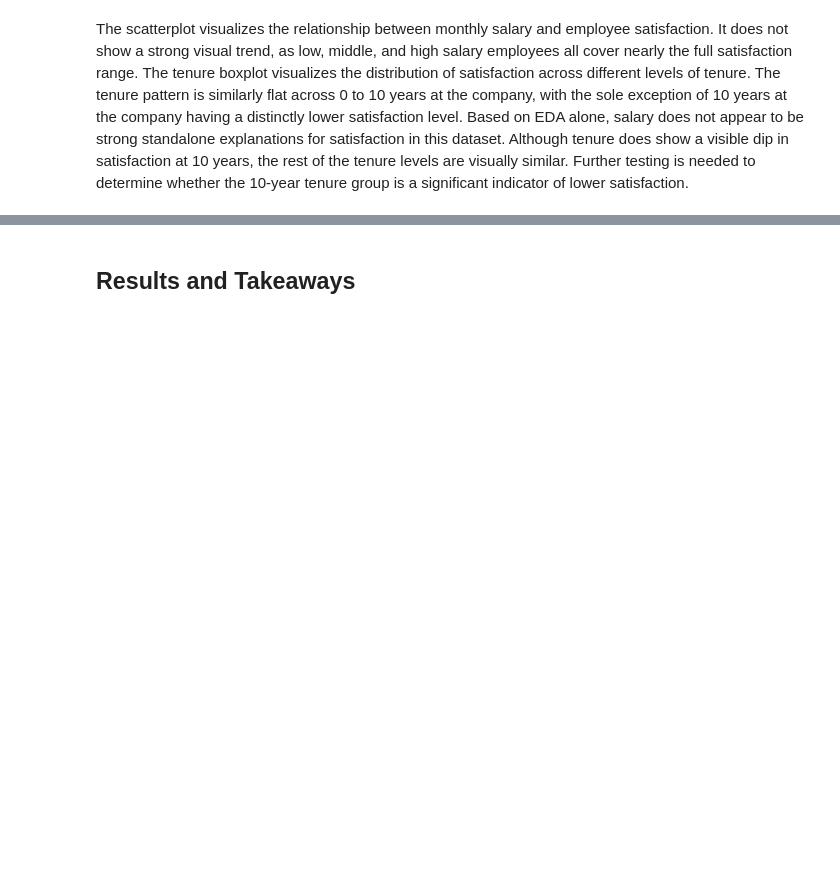
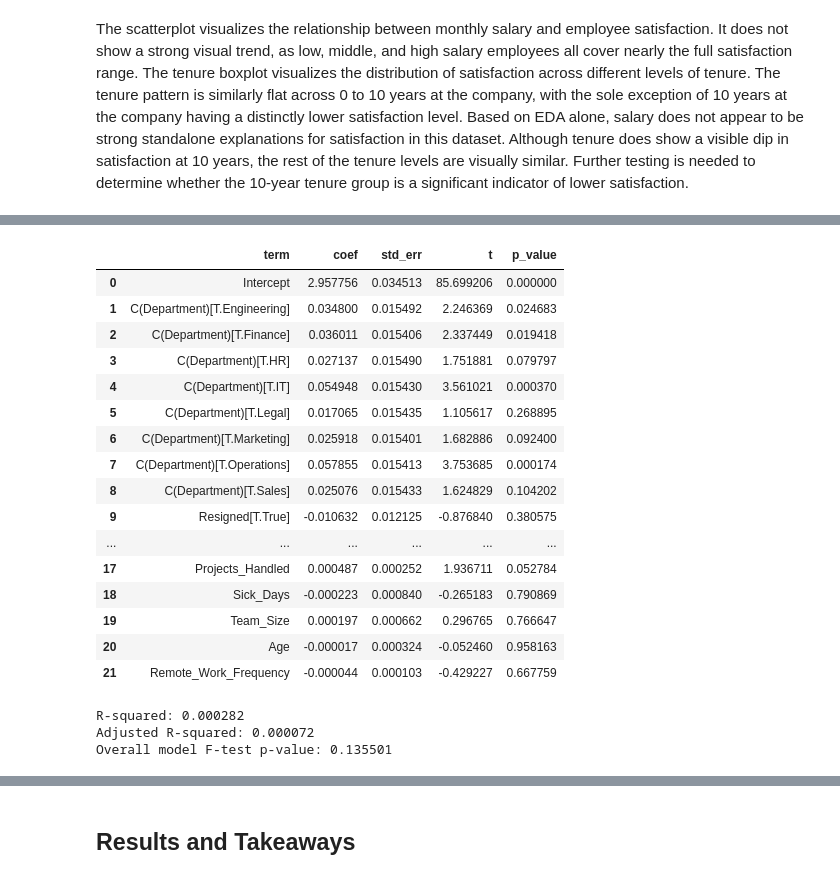
Before and after one commit to roxybehj/Math189_Group7, a Jupyter notebook: final_project.ipynb, the cells around one changed output, grey strips where cells are left out. Saved outputs shown, nothing was run; the diff lists cells and outputs as text; code cells hidden in the pictures; blank space fills up the shorter version.

```diff
--- a/final_project.ipynb
+++ b/final_project.ipynb
@@ -526,0 +651,36 @@ The scatterplot visualizes the relationship between monthly salary and employee
+# %%
+# Cleaner coefficient table for the regression model
+coef_table = pd.DataFrame({
+    "term": ols_model.params.index,
+    "coef": ols_model.params.values,
+    "std_err": ols_model.bse.values,
+    "t": ols_model.tvalues.values,
+    "p_value": ols_model.pvalues.values
+})
+
+display(coef_table.round(6))
+
+print(f"R-squared: {ols_model.rsquared:.6f}")
+print(f"Adjusted R-squared: {ols_model.rsquared_adj:.6f}")
+print(f"Overall model F-test p-value: {ols_model.f_pvalue:.6f}")
+# %% [output]
+|  | term | coef | std_err | t | p_value |
+| 0 | Intercept | 2.957756 | 0.034513 | 85.699206 | 0.000000 |
+| 1 | C(Department)[T.Engineering] | 0.034800 | 0.015492 | 2.246369 | 0.024683 |
+| 2 | C(Department)[T.Finance] | 0.036011 | 0.015406 | 2.337449 | 0.019418 |
+| 3 | C(Department)[T.HR] | 0.027137 | 0.015490 | 1.751881 | 0.079797 |
+| 4 | C(Department)[T.IT] | 0.054948 | 0.015430 | 3.561021 | 0.000370 |
+| 5 | C(Department)[T.Legal] | 0.017065 | 0.015435 | 1.105617 | 0.268895 |
+| 6 | C(Department)[T.Marketing] | 0.025918 | 0.015401 | 1.682886 | 0.092400 |
+| 7 | C(Department)[T.Operations] | 0.057855 | 0.015413 | 3.753685 | 0.000174 |
+| 8 | C(Department)[T.Sales] | 0.025076 | 0.015433 | 1.624829 | 0.104202 |
+| 9 | Resigned[T.True] | -0.010632 | 0.012125 | -0.876840 | 0.380575 |
+| ... | ... | ... | ... | ... | ... |
+| 17 | Projects_Handled | 0.000487 | 0.000252 | 1.936711 | 0.052784 |
+| 18 | Sick_Days | -0.000223 | 0.000840 | -0.265183 | 0.790869 |
+| 19 | Team_Size | 0.000197 | 0.000662 | 0.296765 | 0.766647 |
+| 20 | Age | -0.000017 | 0.000324 | -0.052460 | 0.958163 |
+| 21 | Remote_Work_Frequency | -0.000044 | 0.000103 | -0.429227 | 0.667759 |
+R-squared: 0.000282
+Adjusted R-squared: 0.000072
+Overall model F-test p-value: 0.135501
```
Also changed, not shown: parts of 13 cells of this notebook.
